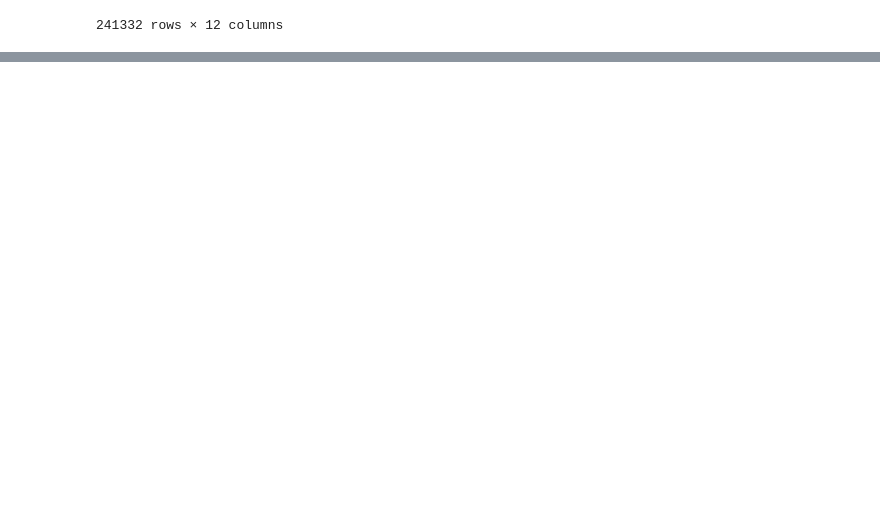
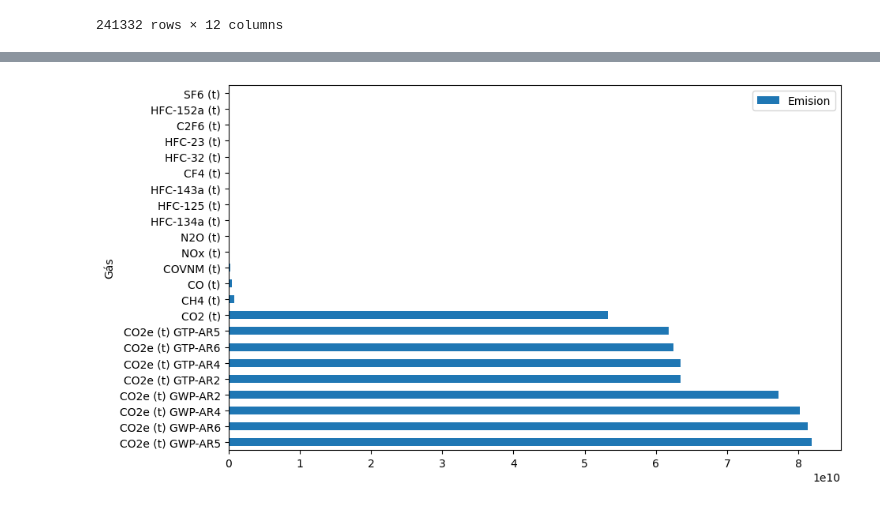
Before and after one commit to Luis1g/Panda_Agrupamiento, a Jupyter notebook: Selec_agrupamiento_de_datos_con_pandas.ipynb, the cells around one changed output, grey strips where cells are left out. Drawn from its saved outputs; the diff is of its cells as text; code cells hidden in the pictures; blank space fills up the shorter version.

```diff
--- a/Selec_agrupamiento_de_datos_con_pandas.ipynb
+++ b/Selec_agrupamiento_de_datos_con_pandas.ipynb
@@ -234,0 +295,3 @@ emisione_por_año.groupby("Gás").sum()
+# %%
+emisiones_por_gas = emisione_por_año.groupby('Gás').sum(numeric_only = True).sort_values('Emision', ascending = False)
+emisiones_por_gas
@@ -234,0 +317,4 @@ emisione_por_año.groupby("Gás").sum()
+# %%
+emisiones_por_gas.plot(kind = 'barh', figsize = (10,6));
+# %% [output]
+[figure, added]
```
Also changed, not shown: parts of 31 cells of this notebook, 1 other file.
